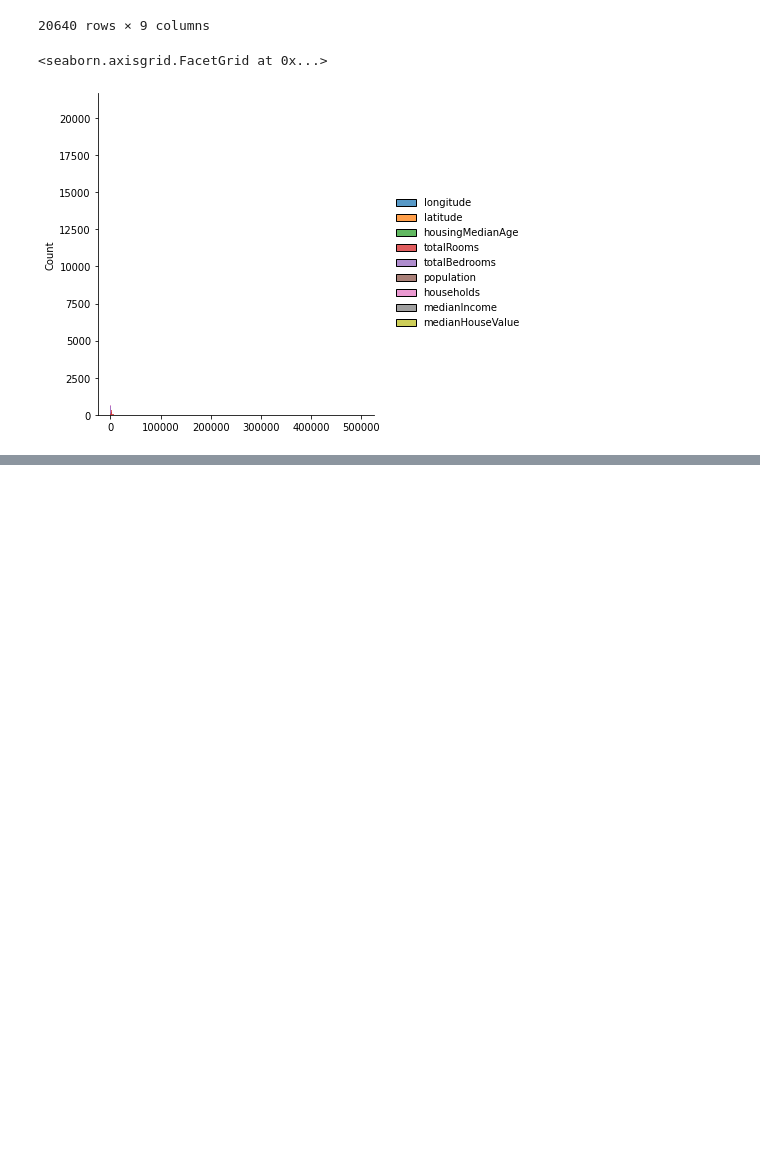
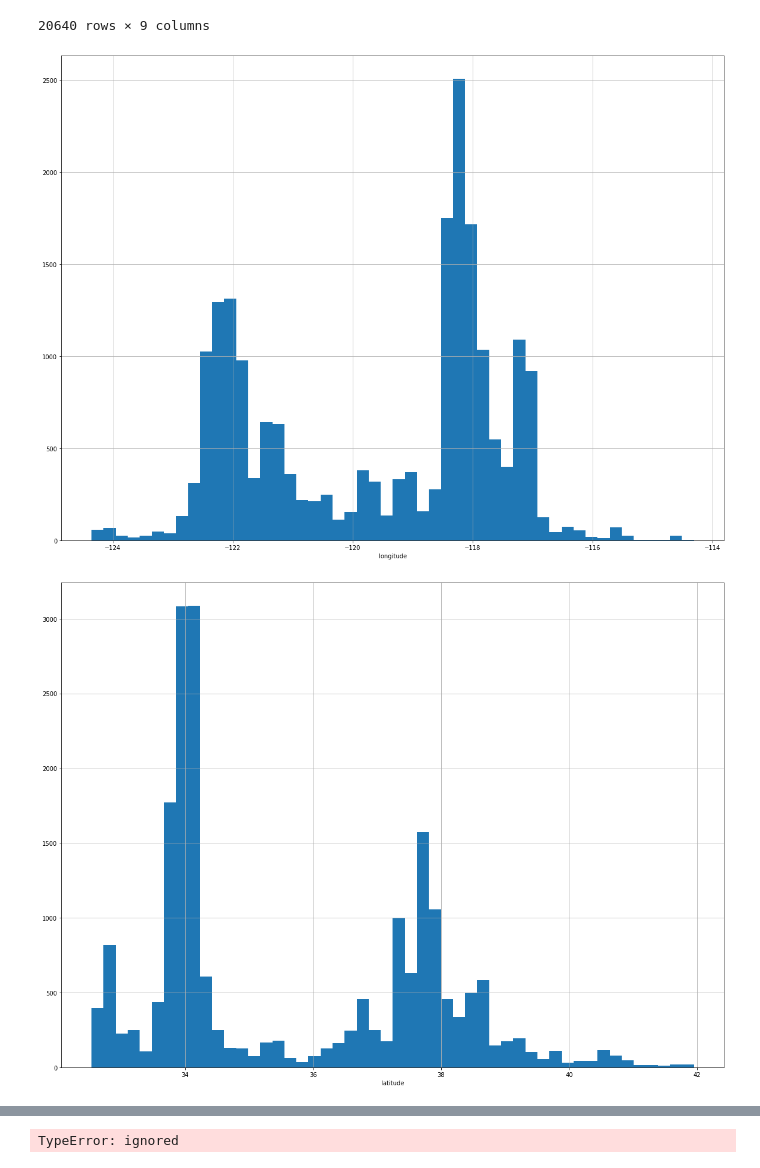
Before and after one commit to Ash-Stat/An-Si-Hyun, a Jupyter notebook: 머신러닝.ipynb, the cells around one changed output, grey strips where cells are left out. Saved outputs shown, nothing was run; the diff lists cells and outputs as text; code cells hidden in the pictures; blank space fills up the shorter version.

```diff
--- a/머신러닝.ipynb
+++ b/머신러닝.ipynb
@@ -102,11 +101,33 @@ housing
 | 20638 | -121.32 | 39.43 | 18 | 1860 | 409 | 741 | 349 | ... |
 | 20639 | -121.24 | 39.37 | 16 | 2785 | 616 | 1387 | 530 | ... |
 20640 rows × 9 columns
-# %%
-#데이터의 형태를 검토해보기 위해 숫자형 특성을 히스토그램으로 그려본다.
-import seaborn as sns
-#for dd in housing:
-sns.displot(housing)
-# %% [output]
-<seaborn.axisgrid.FacetGrid at 0x...>
-[figure, removed]
+# %%
+#데이터의 형태를 검토해보기 위해 숫자형 특성을 히스토그램으로 그려본다.
+import seaborn as sns
+import matplotlib.pyplot as plt
+for colcol in housing:
+  plt.xlabel(colcol)
+  housing[colcol].hist(bins=50,figsize=(20,15))
+  plt.show()
+
+  #히스토그램 오른쪽 끝이 심하게 솟구치면서 끝난다는것은
+  #최대값 혹은 최소값이 한정되어 있다는 상황으로 짐작이 가능하다.
+    #그런데, 이것이 문제가 될지 안될지는 충분한 고려가 필요하다.
+    #예를들어서, 고객으로부터 상한선을 넘어가더라도 정확한 예측값이 필요하다 or 아니다. 등
+
+
+#---------------------------------------------------------------------------------------------#
+
+#한계값을 넘어가더라도 정확한 예측값이 필요하다면 다음과 같은 두 가지 방법이 있다.
+
+#한계값 밖의 구역에 대한 정확한 레이블을 구한다.
+
+#훈련 세트에서 이런 구역을 제거한다.($500,000가 넘는 값에 대한 예측은 평가 결과가 매우 나쁠 것 이므로 테스트 세트에서도 제거 한다.)
+
+#특성의 스케일 필요
+
+# 히스토 그램의 꼬리가 두꺼운 경우가 많다. 가운데에서 왼쪽보다 오른쪽으로 더 멀리 뻗어있다.
+#이런 형태는 일부 머신러닝 알고리즘에서 패턴을 찾기 어렵게 만드므로, 후에 종 모양의 분포가 되도록 변형시켜야 한다.
+# %% [output]
+[figure, added]
+[figure, added]
@@ -112,0 +147,15 @@ sns.displot(housing)
+# %%
+#테스트 데이터 분리 과정
+
+import numpy as np
+def test_train(data,ratio):
+  shuffled=np.random.permutation(len(data))
+  test_set_size=int(len(data)) * ratio
+  test_indices=shuffled[:test_set_size]
+  train_indices=shuffled[test_set_size:]
+  return data.iloc[train_indices], data.iloc[test_indices]
+train_set, test_set= test_train(housing, 0.2)
+print(len(train_set))
+print(len(test_set))
+# %% [output]
+TypeError: ignored
```
Also changed, not shown: parts of 13 cells of this notebook.
